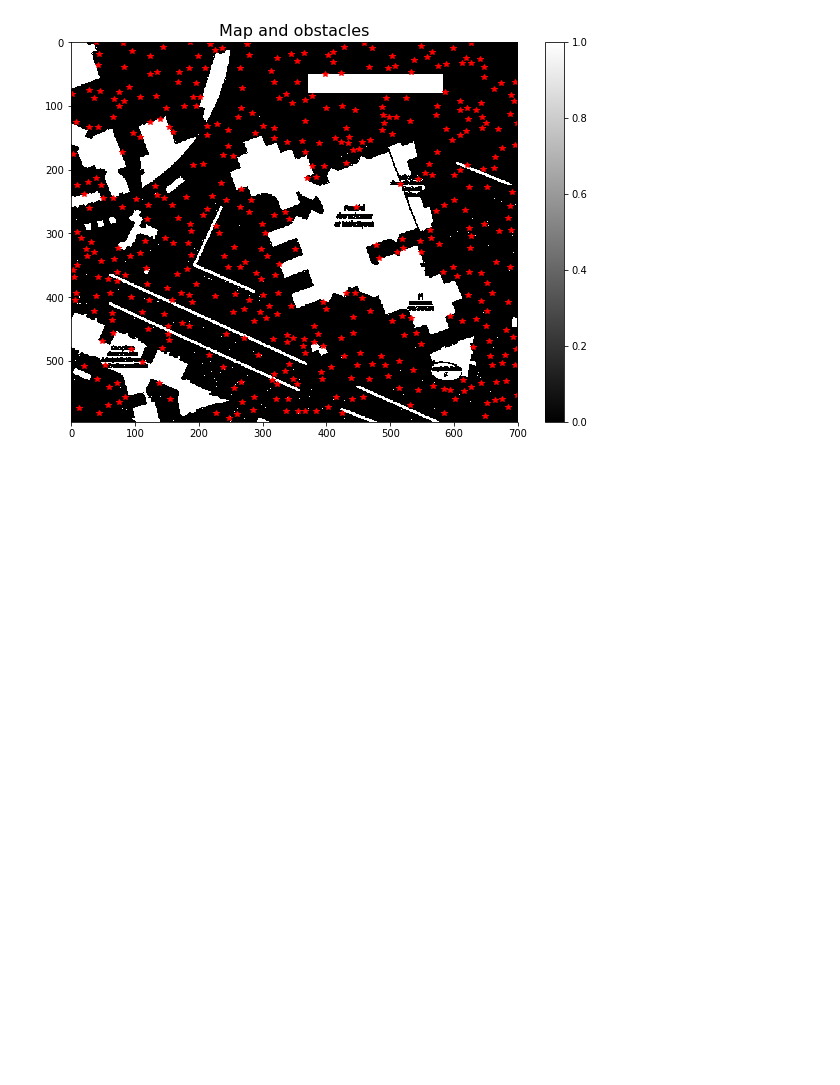
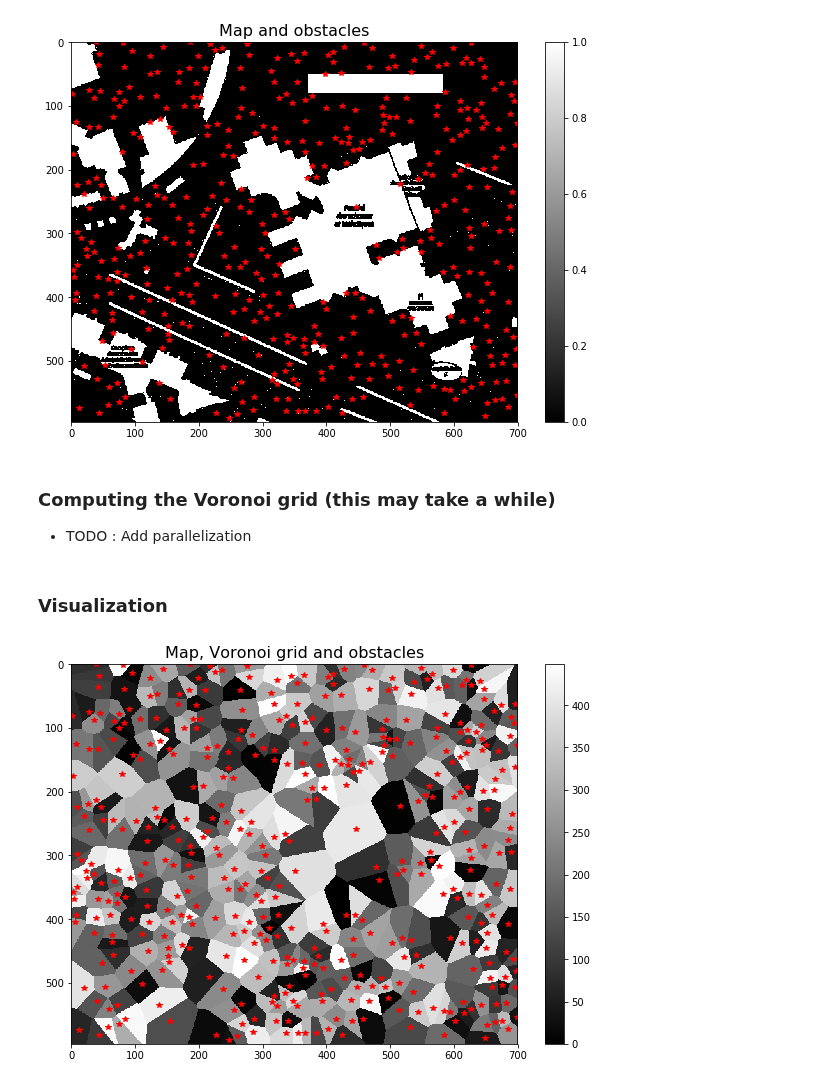
Before and after one commit to A-EL-YAAGOUBI/ML, a Jupyter notebook: OutDoorPathFinding/OutdoorPathFinding.ipynb, the cells around one changed output. Cells and saved outputs as stored; diff of their text form; code cells hidden in the pictures; blank space fills up the shorter version.

Commit message:
Voronoi cells for the map

```diff
--- a/OutDoorPathFinding/OutdoorPathFinding.ipynb
+++ b/OutDoorPathFinding/OutdoorPathFinding.ipynb
@@ -105,3 +105,21 @@ plt.savefig('mapAndObstacles.png')
 plt.show()
 # %% [output]
 [figure]
+# %% [markdown]
+### Computing the Voronoi grid (this may take a while)
+- TODO : Add parallelization
+# %%
+associationMap = getAssociationMap(myMap, points)
+# %% [markdown]
+### Visualization
+# %%
+plt.figure(figsize=(10, 10))
+plt.title('Map, Voronoi grid and obstacles', fontsize=16)
+for i, j in points:
+    plt.plot(j, i, 'r*')
+plt.imshow(associationMap, cmap='gray')
+plt.colorbar(shrink=0.7)
+plt.savefig('mapVoronoiAndObstacles.png')
+plt.show()
+# %% [output]
+[figure, added]
```
